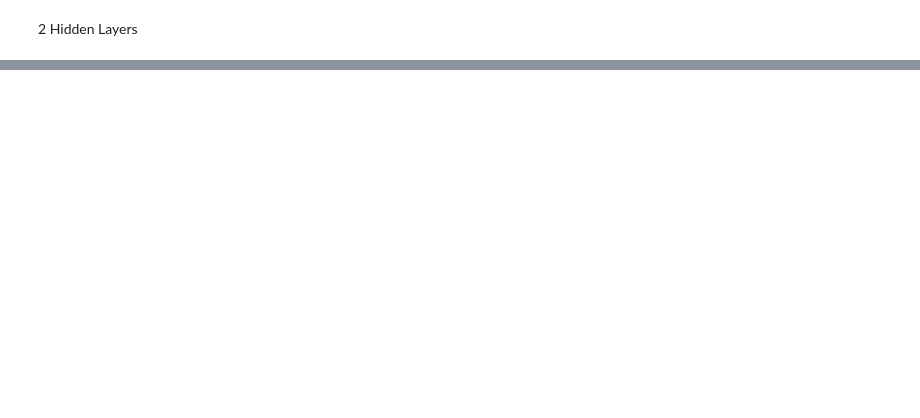
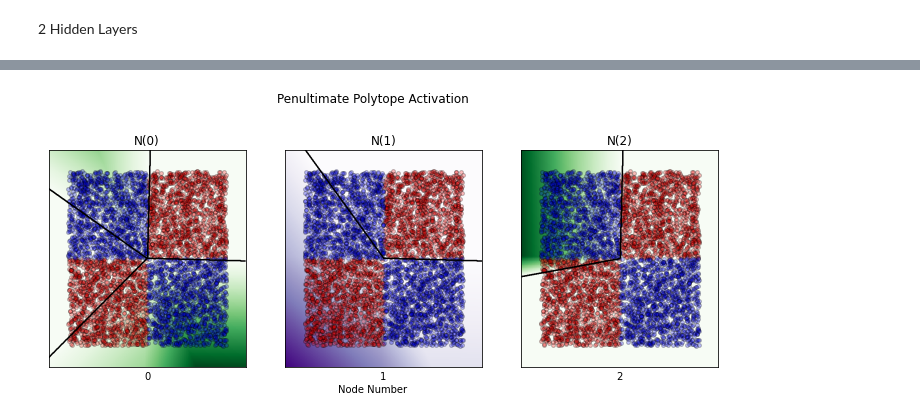
Before and after one commit to neurodata/kdg_will, a Jupyter notebook: Neural_Polytopes.ipynb, the cells around one changed output, grey strips where cells are left out. Cells and saved outputs as stored; diff of their text form; code cells hidden in the pictures; blank space fills up the shorter version.

```diff
--- a/Neural_Polytopes.ipynb
+++ b/Neural_Polytopes.ipynb
@@ -173,3 +174,49 @@ for y_val in range(2):
+# %%
+figs, axs = plt.subplots(1, width, figsize = (4 * (width), 4))
+figs.text(0.5, 0.04, 'Node Number', ha='center')
+
+for i, ax in enumerate(axs.flat):
+  ax.set(xlabel=i)
+  ax.set_xticks([])
+  ax.set_yticks([])
+  ax.label_outer()
+
+figs.suptitle("Penultimate Polytope Activation", y=1.08)
+
+encoder = keras.models.Model(network.inputs, network.layers[1].output)
+
+x_min, x_max = X[:, 0].min() - 0.25, X[:, 0].max() + 0.25
+y_min, y_max = X[:, 1].min() - 0.25, X[:, 1].max() + 0.25
+xx, yy = np.meshgrid(np.arange(x_min, x_max, plot_step),
+                      np.arange(y_min, y_max, plot_step))
+
+penultimate_activations = encoder.predict(np.c_[xx.ravel(), yy.ravel()])
+for penultimate_node in range(width):
+  polytope_membership = penultimate_activations[:, penultimate_node].reshape(xx.shape)
+  v = max(abs(np.min(polytope_membership)), abs(np.max(polytope_membership)))
+  w = ultimate_weights[penultimate_node]
+  axs[penultimate_node].pcolormesh(xx,
+                              yy,
+                              polytope_membership,
+                              cmap="Greens" if w > 0 else "Purples",
+                              vmin = -v if np.min(polytope_membership) < 0 else 0,
+                              vmax = v if np.max(polytope_membership) > 0 else 0
+                              )
+
+  axs[penultimate_node].contour(xx, yy, polytope_membership, levels=[0], cmap="Greys_r")
+  axs[penultimate_node].set_title("N({})".format(penultimate_node))
+
+x_min, x_max = X[:, 0].min() - 2, X[:, 0].max() + 2
+y_min, y_max = 1.1, 1.2
+
+# Plot the training points
+for y_val in range(2):
+  idx = np.where(y == y_val)
+  for node in range(width):
+    axs[node].scatter(X[idx, 0], X[idx, 1], c='rb'[y_val], label='Class {}'.format(y_val),
+                s=15, alpha = 0.25, edgecolor = 'black')
+# %% [output]
+[figure, added]
 # %%
 figs, axs = plt.subplots(width, width, figsize = (4 * width, 4 * width))
 
```
Also changed, not shown: parts of 7 cells of this notebook.
